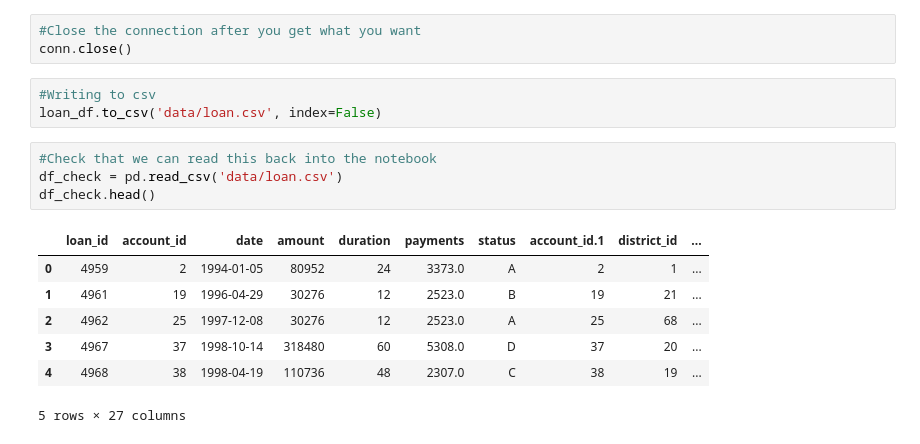
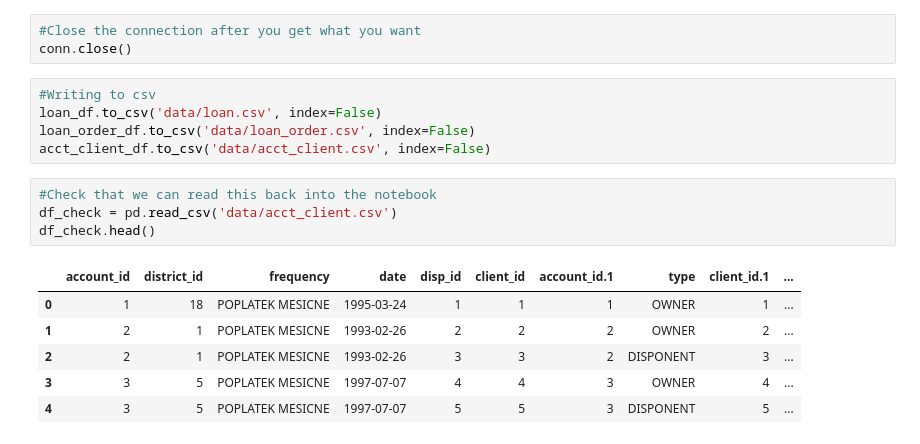
Before and after one commit to mecan80/DS_projects, a Jupyter notebook: unit4_project/data_export_from_mysql_server.ipynb, the cells around one changed output. Cells and saved outputs as stored; diff of their text form.

Commit message:
Updated Loans Approval and data export notebooks

```diff
--- a/unit4_project/data_export_from_mysql_server.ipynb
+++ b/unit4_project/data_export_from_mysql_server.ipynb
@@ -32,15 +65,16 @@ conn.close()
 # %%
 #Writing to csv
 loan_df.to_csv('data/loan.csv', index=False)
+loan_order_df.to_csv('data/loan_order.csv', index=False)
+acct_client_df.to_csv('data/acct_client.csv', index=False)
 # %%
 #Check that we can read this back into the notebook
-df_check = pd.read_csv('data/loan.csv')
+df_check = pd.read_csv('data/acct_client.csv')
 df_check.head()
 # %% [output]
-|  | loan_id | account_id | date | amount | duration | payments | status | account_id.1 | district_id | ... |
-| 0 | 4959 | 2 | 1994-01-05 | 80952 | 24 | 3373.0 | A | 2 | 1 | ... |
-| 1 | 4961 | 19 | 1996-04-29 | 30276 | 12 | 2523.0 | B | 19 | 21 | ... |
-| 2 | 4962 | 25 | 1997-12-08 | 30276 | 12 | 2523.0 | A | 25 | 68 | ... |
-| 3 | 4967 | 37 | 1998-10-14 | 318480 | 60 | 5308.0 | D | 37 | 20 | ... |
-| 4 | 4968 | 38 | 1998-04-19 | 110736 | 48 | 2307.0 | C | 38 | 19 | ... |
+|  | account_id | district_id | frequency | date | disp_id | client_id | account_id.1 | type | client_id.1 | ... |
+| 0 | 1 | 18 | POPLATEK MESICNE | 1995-03-24 | 1 | 1 | 1 | OWNER | 1 | ... |
+| 1 | 2 | 1 | POPLATEK MESICNE | 1993-02-26 | 2 | 2 | 2 | OWNER | 2 | ... |
+| 2 | 2 | 1 | POPLATEK MESICNE | 1993-02-26 | 3 | 3 | 2 | DISPONENT | 3 | ... |
+| 3 | 3 | 5 | POPLATEK MESICNE | 1997-07-07 | 4 | 4 | 3 | OWNER | 4 | ... |
+| 4 | 3 | 5 | POPLATEK MESICNE | 1997-07-07 | 5 | 5 | 3 | DISPONENT | 5 | ... |
-5 rows × 27 columns
```
Also changed, not shown: parts of 7 cells of this notebook, 1 other file.
